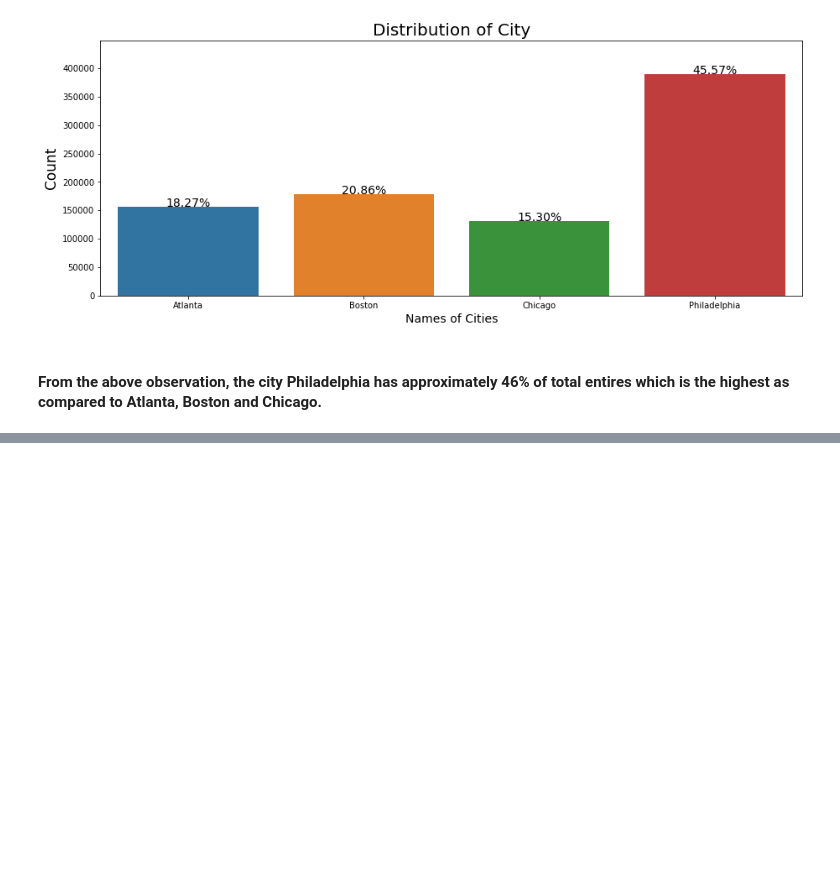
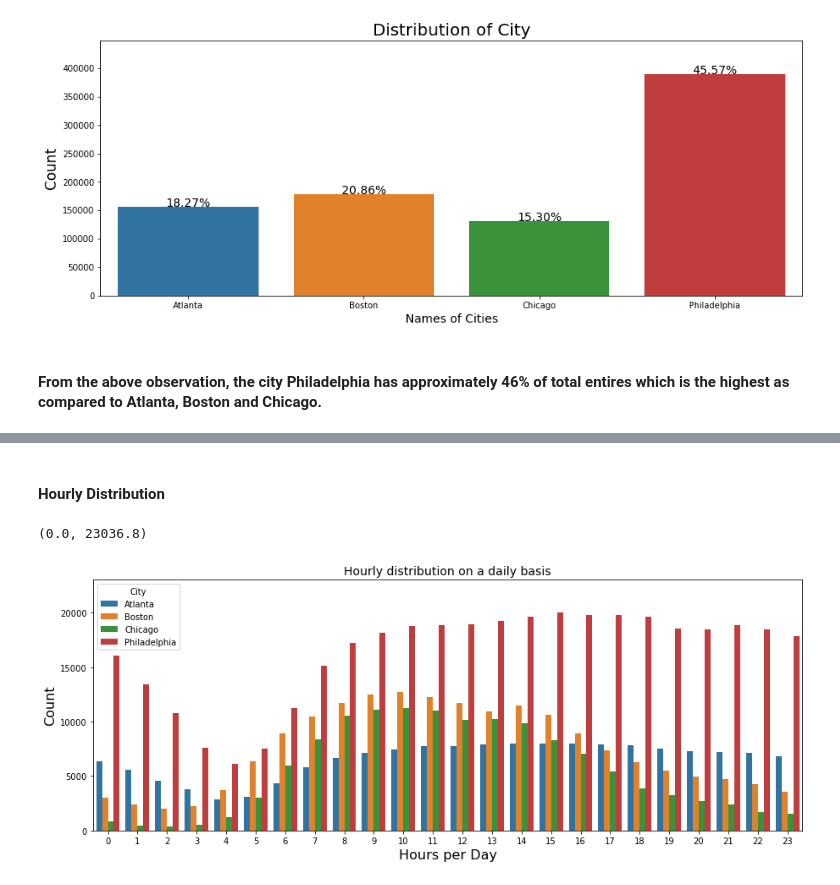
Before and after one commit to spliichx/traffic-congestion, a Jupyter notebook: traffic.ipynb, the cells around one changed output, grey strips where cells are left out. Cells and saved outputs as stored; diff of their text form; code cells hidden in the pictures; blank space fills up the shorter version.

```diff
--- a/traffic.ipynb
+++ b/traffic.ipynb
@@ -138,0 +156,19 @@ plt.show()
+# %% [markdown]
+#### Hourly Distribution
+# %%
+plt.figure(figsize=(15,12))
+
+plt.subplot(211)
+val = sns.countplot(x="Hour", data=train, hue='City', dodge=True)
+val.set_title("Hourly distribution on a daily basis", fontsize=14)
+val.set_ylabel("Count",fontsize= 16)
+val.set_xlabel("Hours per Day", fontsize=16)
+sizes=[]
+for i in val.patches:
+    height = i.get_height()
+    sizes.append(height)
+
+val.set_ylim(0, max(sizes) * 1.15)
+# %% [output]
+(0.0, 23036.8)
+[figure, added]
```
Also changed, not shown: parts of 4 cells of this notebook.
